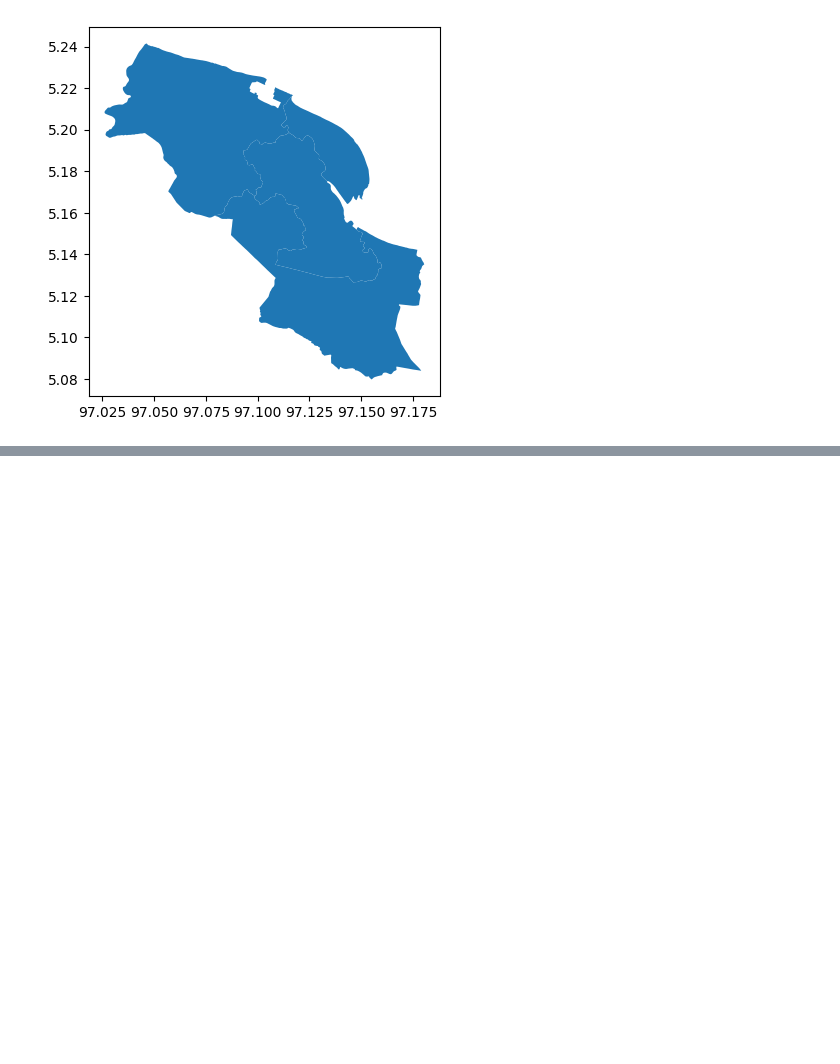
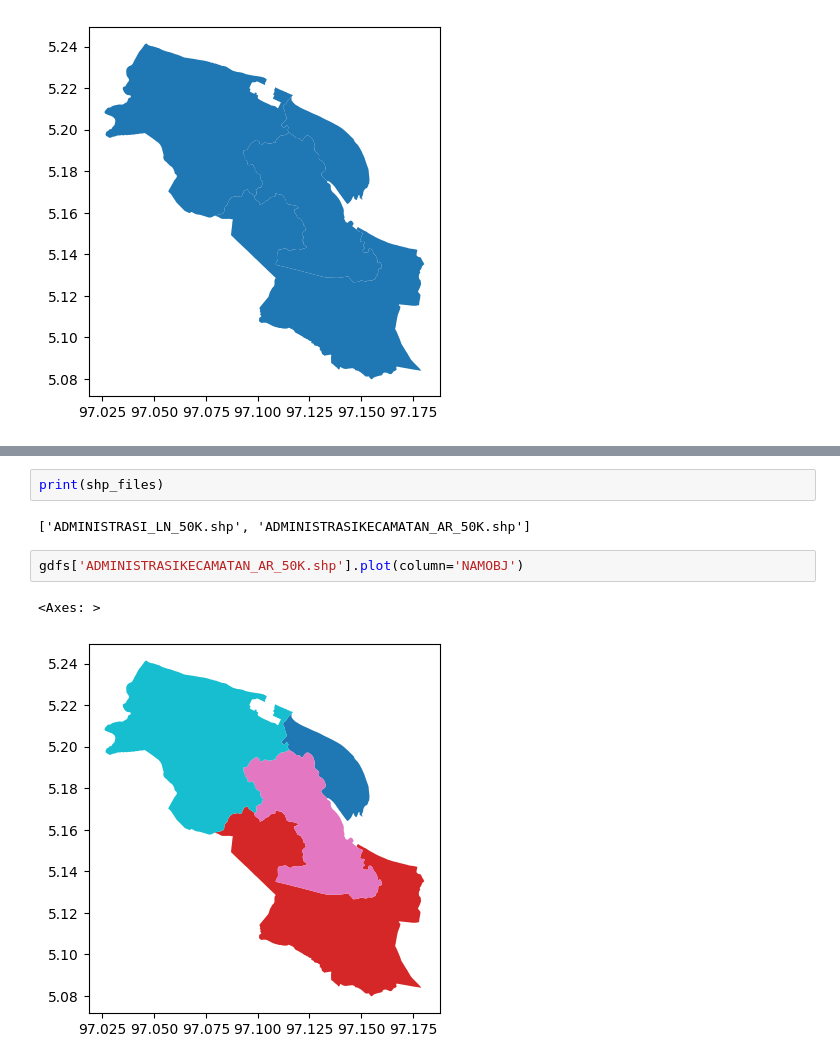
Before and after one commit to asrianda/GIS, a Jupyter notebook: LatGis2.ipynb, the cells around one changed output, grey strips where cells are left out. Saved outputs shown, nothing was run; the diff lists cells and outputs as text; blank space fills up the shorter version.

```diff
--- a/LatGis2.ipynb
+++ b/LatGis2.ipynb
@@ -79,0 +100,9 @@ gdfs['ADMINISTRASIKECAMATAN_AR_50K.shp'].plot()
+# %%
+print(shp_files)
+# %% [output]
+['ADMINISTRASI_LN_50K.shp', 'ADMINISTRASIKECAMATAN_AR_50K.shp']
+# %%
+gdfs['ADMINISTRASIKECAMATAN_AR_50K.shp'].plot(column='NAMOBJ')
+# %% [output]
+<Axes: >
+[figure, added]
```
Also changed, not shown: parts of 2 cells of this notebook.
